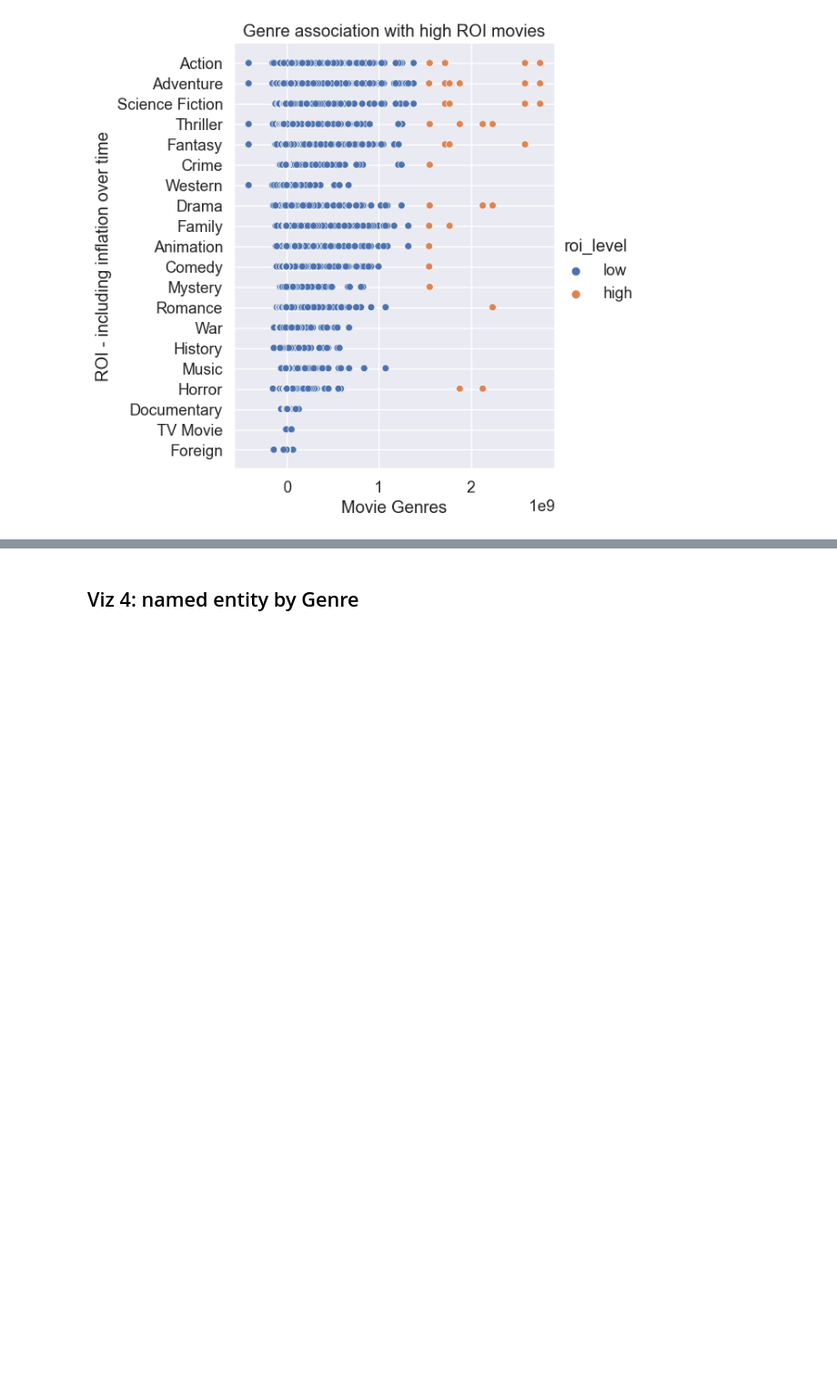
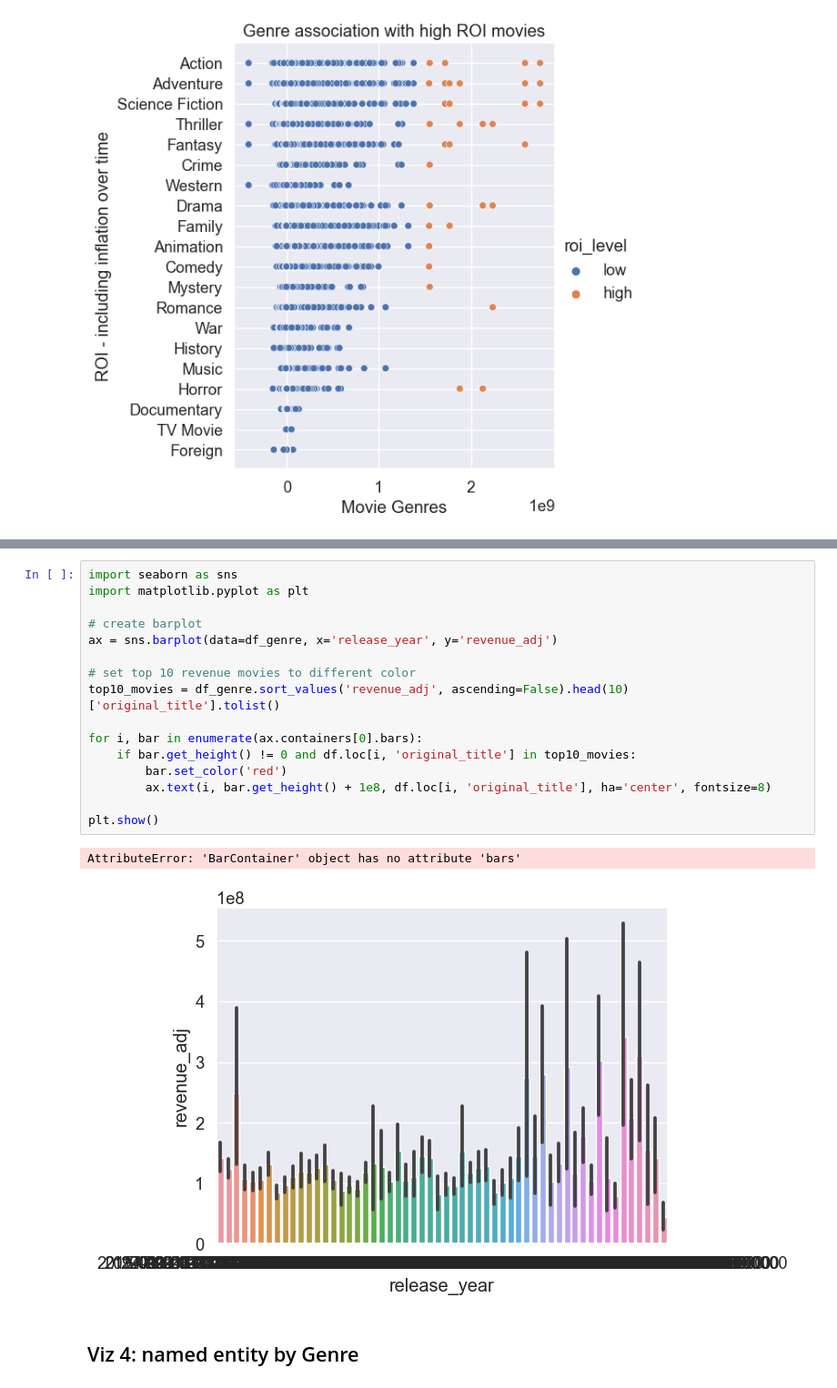
Before and after one commit to canxiu-zhang/ML_YUniv, a Jupyter notebook: ml_1010/group_projects/milestone_1/visualization.ipynb, the cells around one changed output, grey strips where cells are left out. Shown: that part at 91% size. Drawn from its saved outputs; the diff is of its cells as text; blank space fills up the shorter version.

```diff
--- a/ml_1010/group_projects/milestone_1/visualization.ipynb
+++ b/ml_1010/group_projects/milestone_1/visualization.ipynb
@@ -192,3 +247,22 @@ budgetplot.set(title='Genre association with high ROI movies',
+# %%
+import seaborn as sns
+import matplotlib.pyplot as plt
+
+# create barplot
+ax = sns.barplot(data=df_genre, x='release_year', y='revenue_adj')
+
+# set top 10 revenue movies to different color
+top10_movies = df_genre.sort_values('revenue_adj', ascending=False).head(10)['original_title'].tolist()
+
+for i, bar in enumerate(ax.containers[0].bars):
+    if bar.get_height() != 0 and df.loc[i, 'original_title'] in top10_movies:
+        bar.set_color('red')
+        ax.text(i, bar.get_height() + 1e8, df.loc[i, 'original_title'], ha='center', fontsize=8)
+
+plt.show()
+# %% [output]
+AttributeError: 'BarContainer' object has no attribute 'bars'
+[figure, added]
 # %% [markdown]
 ## Viz 4: named entity by Genre
 # %%
```
Also changed, not shown: parts of 3 cells of this notebook, 3 other files.
